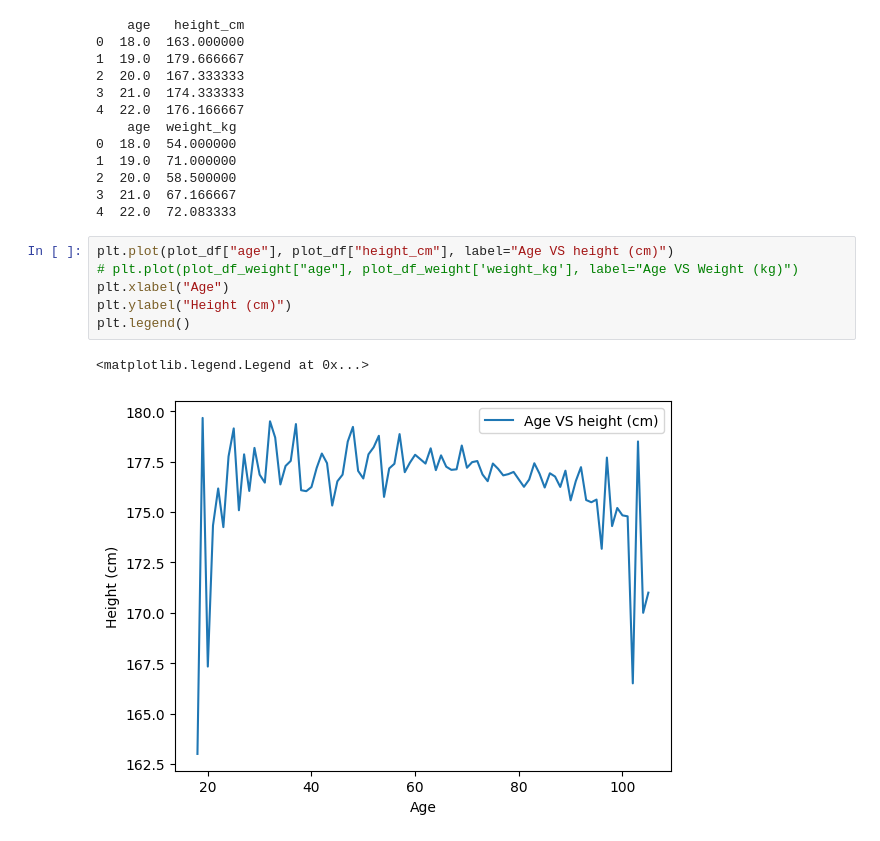
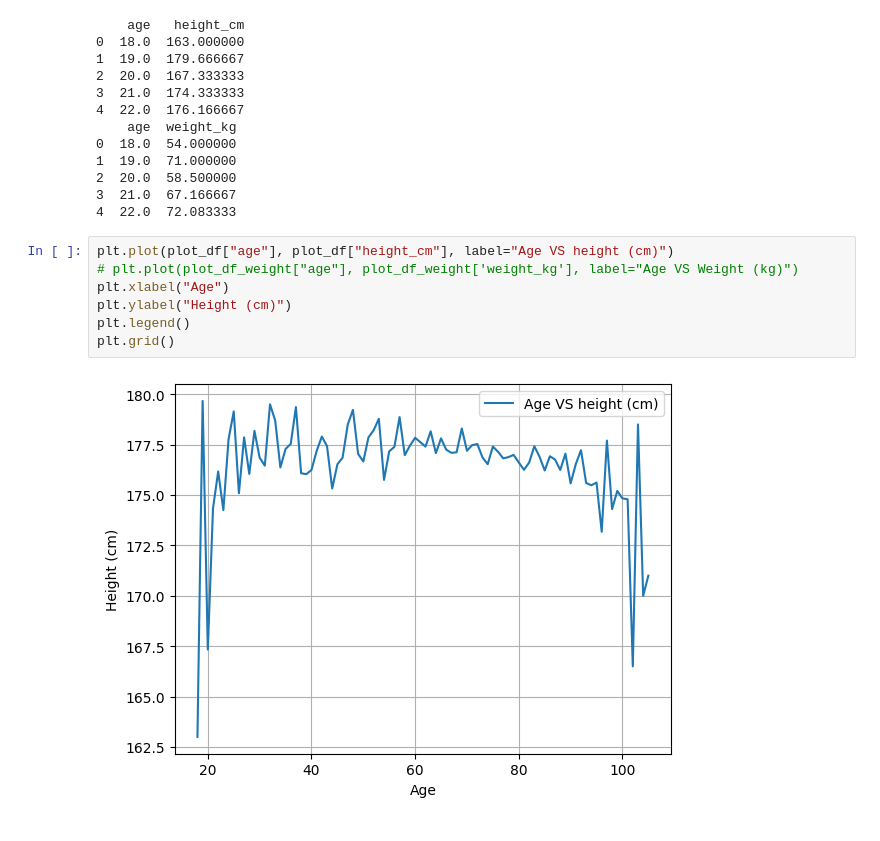
Before and after one commit to omkarpatole1799/numpy, a Jupyter notebook: matplotlib-tutorial/plot.ipynb, the cells around one changed output. Cells and saved outputs as stored; diff of their text form.

Commit message:
horizontal bar charts, xticks(), etc

```diff
--- a/matplotlib-tutorial/plot.ipynb
+++ b/matplotlib-tutorial/plot.ipynb
@@ -85,10 +127,10 @@ print(plot_df_weight.head())
 # %%
 plt.plot(plot_df["age"], plot_df["height_cm"], label="Age VS height (cm)")
 # plt.plot(plot_df_weight["age"], plot_df_weight['weight_kg'], label="Age VS Weight (kg)")
 plt.xlabel("Age")
 plt.ylabel("Height (cm)")
 plt.legend()
+plt.grid()
 # %% [output]
-<matplotlib.legend.Legend at 0x...>
-[figure, old version]
+[figure, new version]
 # %%
```
Also changed, not shown: parts of 6 cells of this notebook.
